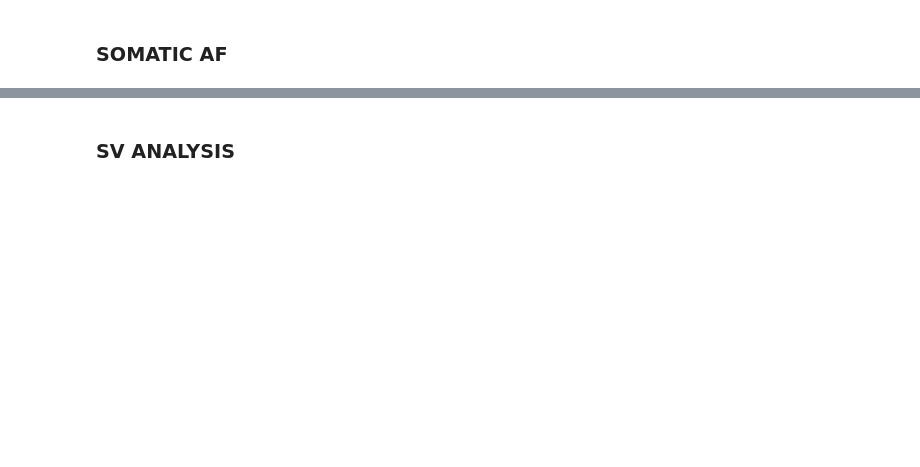
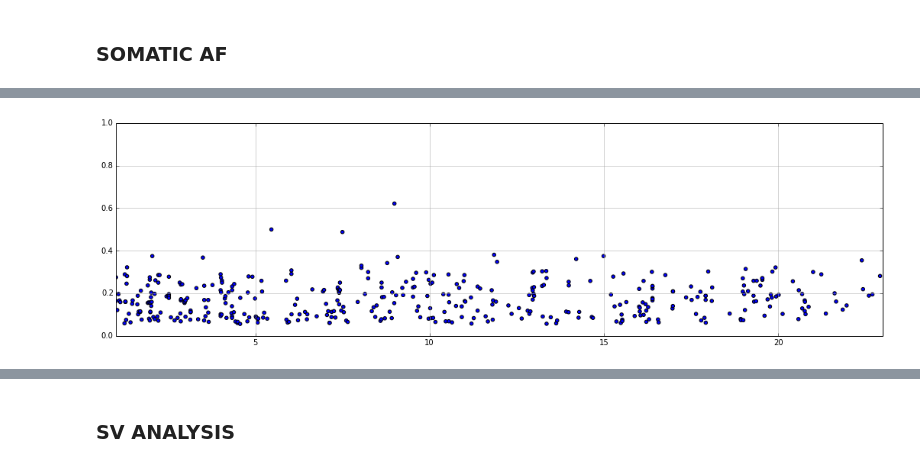
Before and after one commit to hartwigmedical/scripts, a Jupyter notebook: ipython/Intergrated Sample Analysis.ipynb, the cells around one changed output, grey strips where cells are left out. Cells and saved outputs as stored; diff of their text form; code cells hidden in the pictures; blank space fills up the shorter version.

```diff
--- a/ipython/Intergrated Sample Analysis.ipynb
+++ b/ipython/Intergrated Sample Analysis.ipynb
@@ -165,3 +164,15 @@ dfPON = loadPON("/Users/peterpriestley/hmf/analyses/PON/779filePON/","PON.tsv")
+# %%
+def loadPONvcf(PONFile):
+    numHeaderRows = 0
+    with open(PONFile) as fp:
+        while fp.readline()[0]=='#':
+            numHeaderRows = numHeaderRows+1
+    dfPON = pd.read_table(PONFile,skiprows =numHeaderRows-1, dtype={'#CHROM':'str','POS':'str'})  #names = CNV_COLUMNS
+    dfPON['PON_COUNT'] = dfPON['INFO'].apply(lambda x: x.split('=')[1])
+    dfPON.rename(columns={'#CHROM': 'chrom', 'POS': 'pos','REF':'ref','ALT':'alt'}, inplace=True)
+    return dfPON
+
+dfPON = loadPONvcf("/Users/peterpriestley/hmf/analyses/PON/PON.vcf")
 # %% [markdown]
 ### FIND ALL FILES
 # %%
@@ -185,8 +209,8 @@ dfSomatic = loadVCF(PATH,somaticVCFFilename,{patientID+'T':'melted'},patientID)
 # APPLY PON to SOMATICs
 dfSomatic['alt'] = dfSomatic['meltedallele']
 dfSomatic = pd.merge(dfSomatic,dfPON,how='left', on=['chrom','pos','ref','alt'])
-dfSomatic['PONCount'].fillna(0, inplace=True)
-dfSomatic['inPON'] = pd.to_numeric(dfSomatic.PONCount,errors=coerce)>4
+dfSomatic['PON_COUNT'].fillna(0, inplace=True)
+dfSomatic['inPON'] = pd.to_numeric(dfSomatic.PON_COUNT,errors=coerce)>4
 # %% [markdown]
 ### Load BAF and CNV and calculate median BAF per segment
 # %%
@@ -229,4 +286,6 @@ pd.pivot_table(dfSomatic[(dfSomatic.variantType == 'SNP')&(dfSomatic.consensus =
 # %%
 c,fractionMin,fractionMax = 1,0,22
 dfSom = dfSomatic[(dfSomatic['variantType']=="SNP")&(dfSomatic['inPON']==False)&(dfSomatic['consensus']==True)&(dfSomatic.chromFrac>c+fractionMin)&(dfSomatic.chromFrac<c+fractionMax)]
-AFByPosPlot(dfSom.chromFrac, dfSom.meltedAF,c+fractionMin, c+fractionMax)
+AFByPosPlot(dfSom.chromFrac, dfSom.meltedAF,c+fractionMin, c+fractionMax,1)
+# %% [output]
+[figure, added]
```
Also changed, not shown: parts of 29 cells of this notebook, 7 other files.
